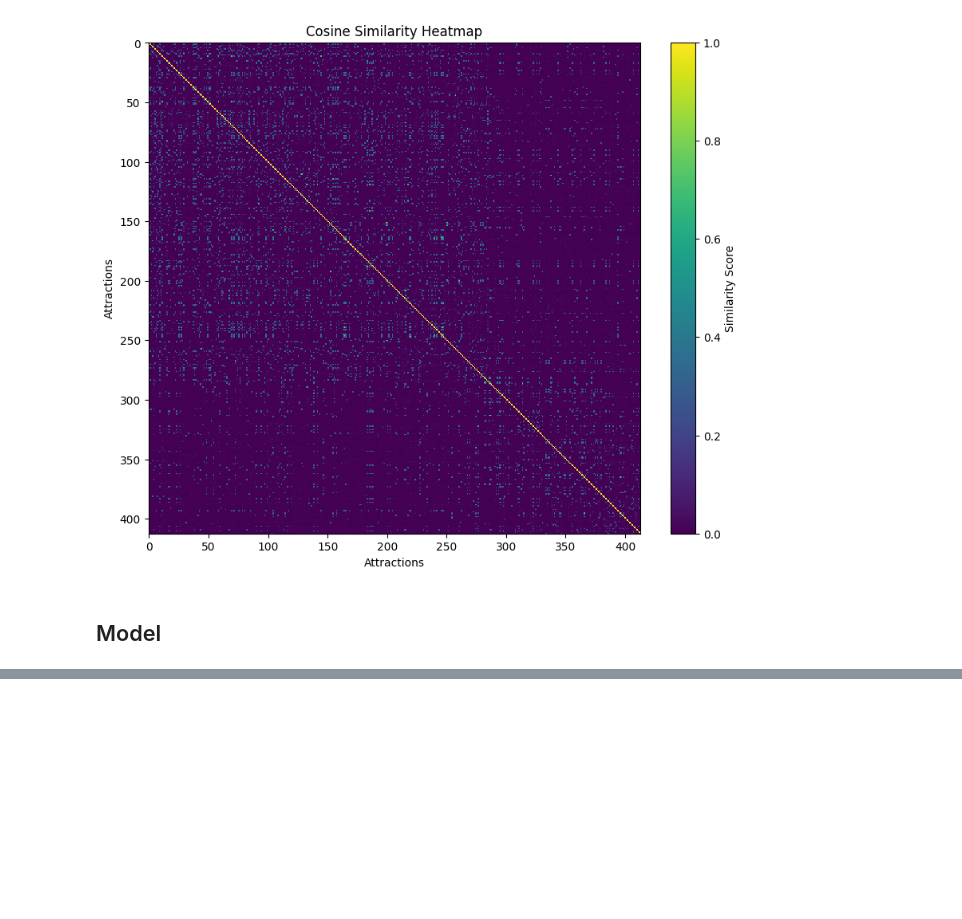
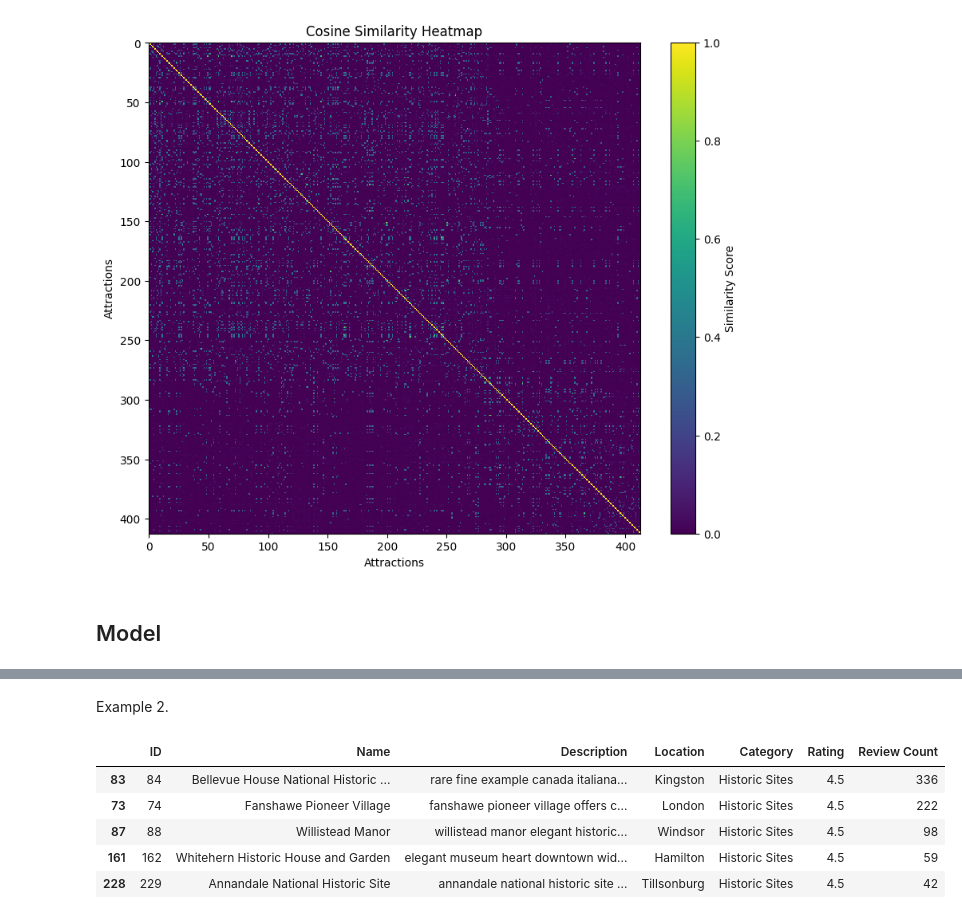
Before and after one commit to bhumikar12/Hidden-Gems-of-Ontario, a Jupyter notebook: Hidden-Gems-Of-Ontario.ipynb, the cells around one changed output, grey strips where cells are left out. Drawn from its saved outputs; the diff is of its cells as text; code cells hidden in the pictures; blank space fills up the shorter version.

```diff
--- a/Hidden-Gems-Of-Ontario.ipynb
+++ b/Hidden-Gems-Of-Ontario.ipynb
@@ -309,0 +380,11 @@ Name: 115, dtype: object
+# %% [markdown]
+Example 2.
+# %%
+top_attractions_by_category('Historic Sites')
+# %% [output]
+|  | ID | Name | Description | Location | Category | Rating | Review Count |
+| 83 | 84 | Bellevue House National Historic ... | rare fine example canada italiana... | Kingston | Historic Sites | 4.5 | 336 |
+| 73 | 74 | Fanshawe Pioneer Village | fanshawe pioneer village offers c... | London | Historic Sites | 4.5 | 222 |
+| 87 | 88 | Willistead Manor | willistead manor elegant historic... | Windsor | Historic Sites | 4.5 | 98 |
+| 161 | 162 | Whitehern Historic House and Garden | elegant museum heart downtown wid... | Hamilton | Historic Sites | 4.5 | 59 |
+| 228 | 229 | Annandale National Historic Site | annandale national historic site ... | Tillsonburg | Historic Sites | 4.5 | 42 |
```
Also changed, not shown: parts of 20 cells of this notebook.
